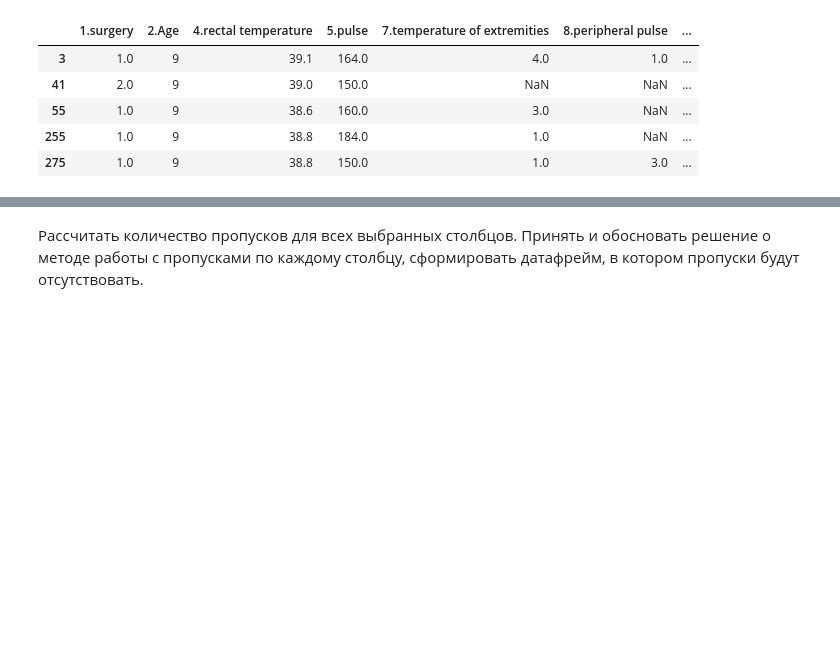
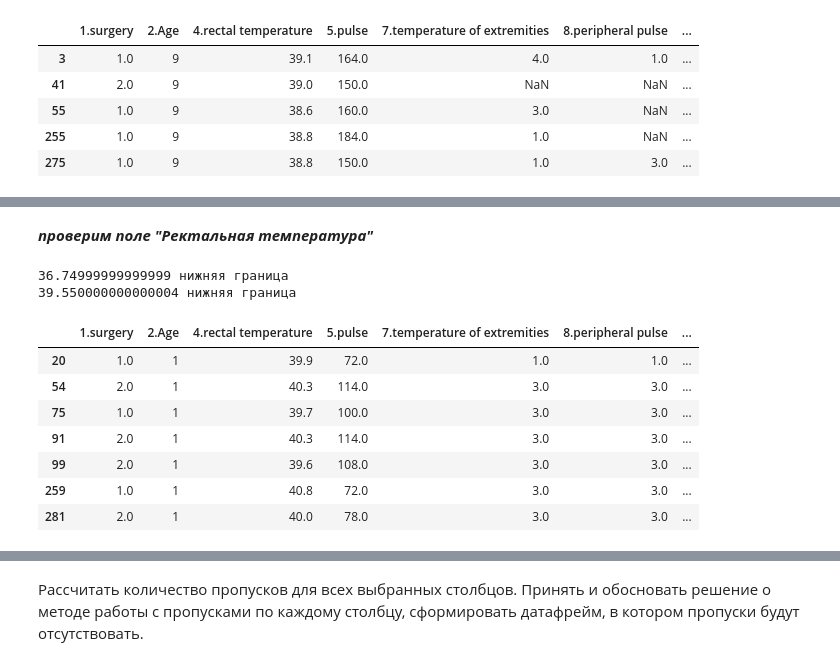
Before and after one commit to DmitryTrufanov/pyda-10-new_stat1, a Jupyter notebook: Solved_HW_Stat_Basics.ipynb, the cells around one changed output, grey strips where cells are left out. Drawn from its saved outputs; the diff is of its cells as text; code cells hidden in the pictures; blank space fills up the shorter version.

```diff
--- a/Solved_HW_Stat_Basics.ipynb
+++ b/Solved_HW_Stat_Basics.ipynb
@@ -155,0 +199,25 @@ df_pulse.head()
+# %% [markdown]
+***проверим поле "Ректальная температура"***
+# %%
+q1_t = df_nan1['4.rectal temperature'].quantile(0.25)
+q3_t = df_nan1['4.rectal temperature'].quantile(0.75)
+iqr_t = q3_t - q1_t
+lower_bound_t = q1_t - (1.5 * iqr_t)
+upper_bound_t = q3_t + (1.5 * iqr_t)
+print(f'{lower_bound_t} нижняя граница')
+print(f'{upper_bound_t} нижняя граница')
+# %% [output]
+36.74999999999999 нижняя граница
+39.550000000000004 нижняя граница
+# %%
+df_temp = df_nan1[df_nan1['4.rectal temperature']>upper_bound_t]
+df_temp
+# %% [output]
+|  | 1.surgery | 2.Age | 4.rectal temperature | 5.pulse | 7.temperature of extremities | 8.peripheral pulse | ... |
+| 20 | 1.0 | 1 | 39.9 | 72.0 | 1.0 | 1.0 | ... |
+| 54 | 2.0 | 1 | 40.3 | 114.0 | 3.0 | 3.0 | ... |
+| 75 | 1.0 | 1 | 39.7 | 100.0 | 3.0 | 3.0 | ... |
+| 91 | 2.0 | 1 | 40.3 | 114.0 | 3.0 | 3.0 | ... |
+| 99 | 2.0 | 1 | 39.6 | 108.0 | 3.0 | 3.0 | ... |
+| 259 | 1.0 | 1 | 40.8 | 72.0 | 3.0 | 3.0 | ... |
+| 281 | 2.0 | 1 | 40.0 | 78.0 | 3.0 | 3.0 | ... |
```
Also changed, not shown: parts of 36 cells of this notebook.
